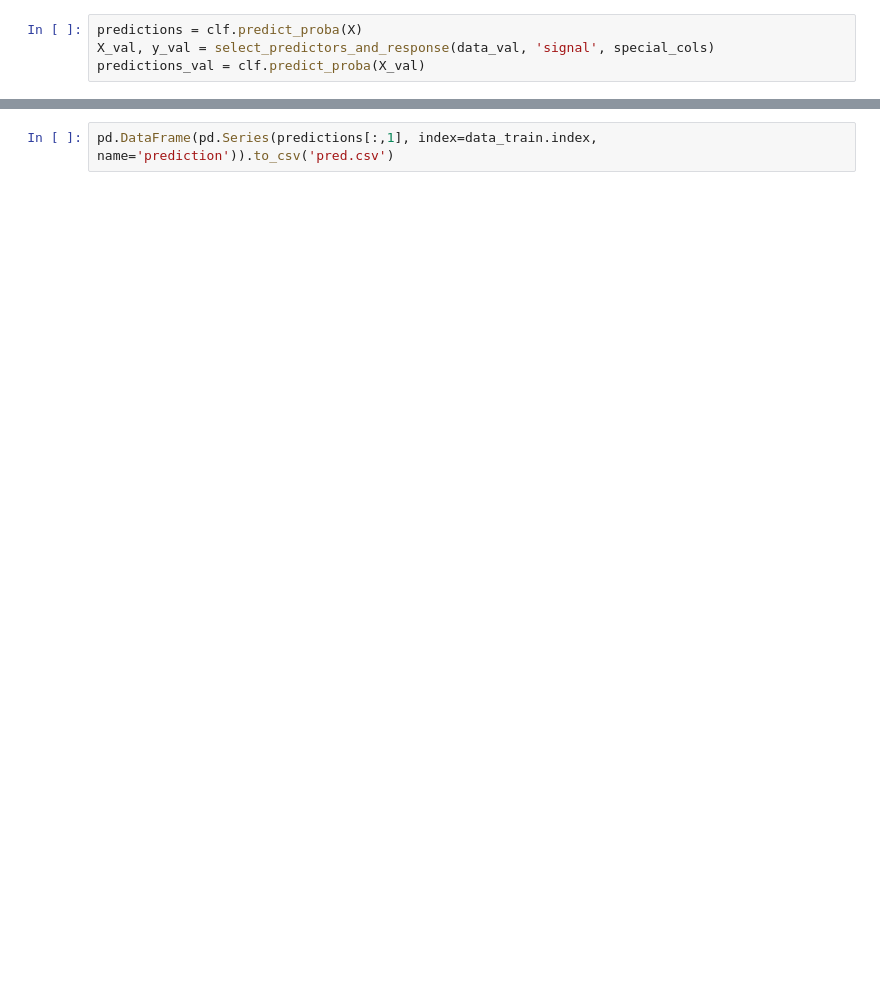
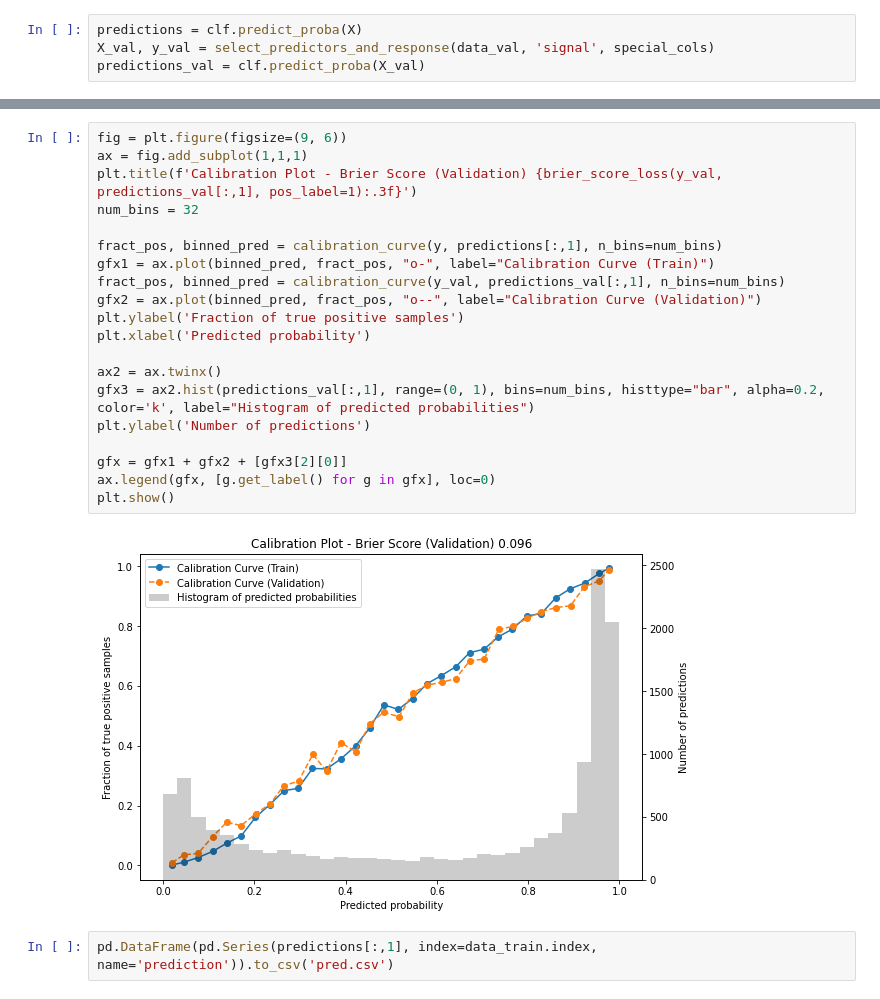
Before and after one commit to kaipoethkow/ml-challenges, a Jupyter notebook: flavours.ipynb, the cells around one changed output, grey strips where cells are left out. Cells and saved outputs as stored; diff of their text form; blank space fills up the shorter version.

```diff
--- a/flavours.ipynb
+++ b/flavours.ipynb
@@ -182,2 +186,24 @@ pr_display = PrecisionRecallDisplay(precision=prec, recall=recall).plot(ax=ax, l
+# %%
+fig = plt.figure(figsize=(9, 6))
+ax = fig.add_subplot(1,1,1)
+plt.title(f'Calibration Plot - Brier Score (Validation) {brier_score_loss(y_val, predictions_val[:,1], pos_label=1):.3f}')
+num_bins = 32
+
+fract_pos, binned_pred = calibration_curve(y, predictions[:,1], n_bins=num_bins)
+gfx1 = ax.plot(binned_pred, fract_pos, "o-", label="Calibration Curve (Train)")
+fract_pos, binned_pred = calibration_curve(y_val, predictions_val[:,1], n_bins=num_bins)
+gfx2 = ax.plot(binned_pred, fract_pos, "o--", label="Calibration Curve (Validation)")
+plt.ylabel('Fraction of true positive samples')
+plt.xlabel('Predicted probability')
+
+ax2 = ax.twinx()
+gfx3 = ax2.hist(predictions_val[:,1], range=(0, 1), bins=num_bins, histtype="bar", alpha=0.2, color='k', label="Histogram of predicted probabilities")
+plt.ylabel('Number of predictions')
+
+gfx = gfx1 + gfx2 + [gfx3[2][0]]
+ax.legend(gfx, [g.get_label() for g in gfx], loc=0)
+plt.show()
+# %% [output]
+[figure, added]
 # %%
 pd.DataFrame(pd.Series(predictions[:,1], index=data_train.index, name='prediction')).to_csv('pred.csv')
```
Also changed, not shown: parts of 8 cells of this notebook, 1 other file.
